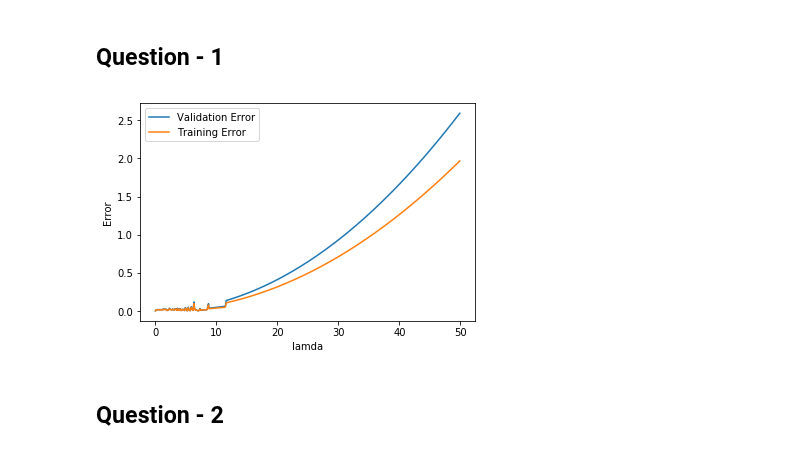
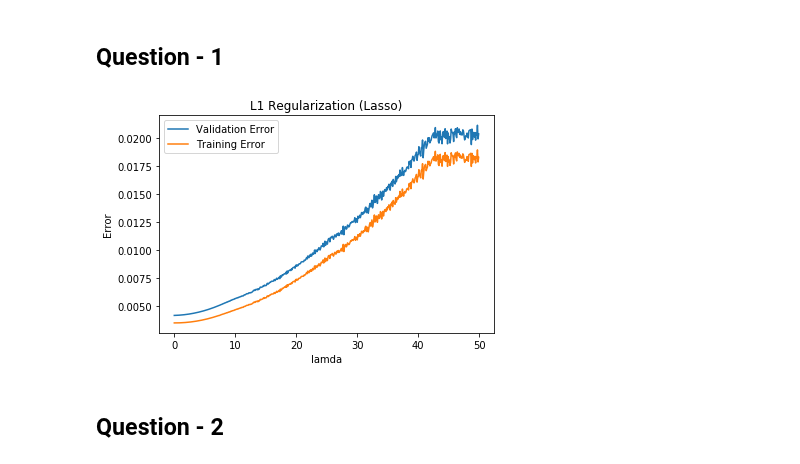
Before and after one commit to devloper13/DecisionTreeFromScratch, a Jupyter notebook: Reg.ipynb, the cells around one changed output. Cells and saved outputs as stored; diff of their text form; code cells hidden in the pictures.

```diff
--- a/Reg.ipynb
+++ b/Reg.ipynb
@@ -11,6 +11,6 @@ def get_test_train_with_header(location):
     location = '~/Documents/SMAI/Assignment2/' + location
     dataframe = pd.read_csv(location)
     dataframe = dataframe.sample(frac=1).reset_index(drop=True)
-    train  = dataframe[:int(0.5*len(dataframe))]
-    test = dataframe[int(0.5*len(dataframe)):]
+    train  = dataframe[:int(0.8*len(dataframe))]
+    test = dataframe[int(0.8*len(dataframe)):]
     return test,train
@@ -33,12 +65,12 @@ def gradient_descent(X,B,Y,alpha,lamb,reg='L0'):
         #print(B)
         if reg == 'L2':
             bias = B[0]
-            B -= alpha*((1/m)*(X.T.dot((X.dot(B) - Y))) + lamb*2*B)
-            B[0] = B[0] + alpha*(lamb*2*bias)
+            B -= alpha*(1/m)*((X.T.dot((X.dot(B) - Y))) + lamb*2*B)
+            B[0] = B[0] + alpha*(lamb*2*bias)*(1/m)
         elif reg == 'L1':
             bias = B[0]
-            B -= alpha*((1/m)*(X.T.dot((X.dot(B) - Y))) + lamb*np.sign(B))
-            B[0] = B[0] + alpha*(lamb*np.sign(bias))
+            B -= alpha*(1/m)*((X.T.dot((X.dot(B) - Y))) + lamb*np.sign(B))
+            B[0] = B[0] + alpha*(lamb*np.sign(bias))*(1/m)
             #print(B[0])
         else:
             B -= alpha*(1/m)*(X.T.dot((X.dot(B) - Y)))
@@ -116,12 +167,13 @@ while lamb<50:
 # %%
 plt.plot(lambList,errList,label="Validation Error")
 plt.plot(lambList,terrList,label = "Training Error")
 plt.xlabel("lamda")
 plt.ylabel("Error")
+plt.title("L1 Regularization (Lasso)")
 plt.legend()
 plt.show()
 # %% [output]
-[figure, old version]
+[figure, new version]
 # %% [markdown]
 ## Question - 2
 # %%
```
Also changed, not shown: parts of 12 cells of this notebook.
